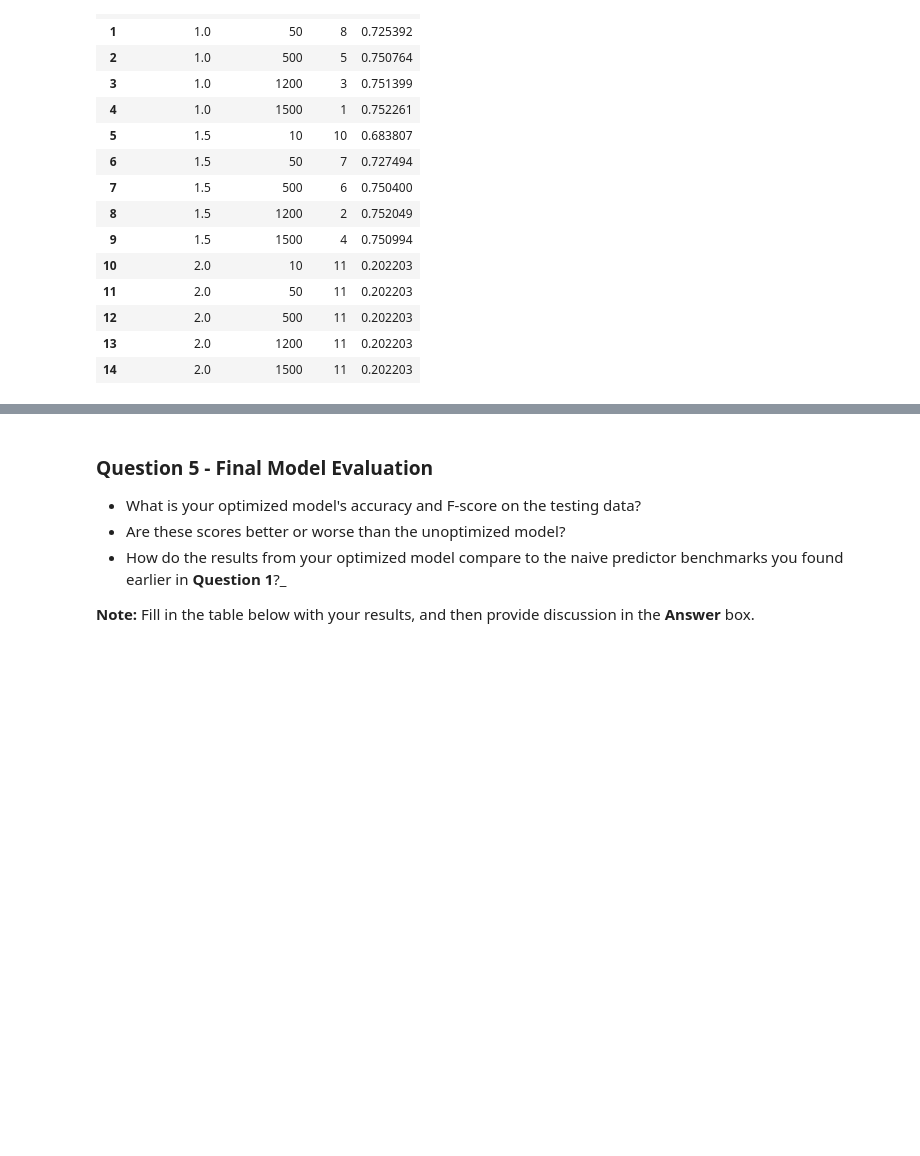
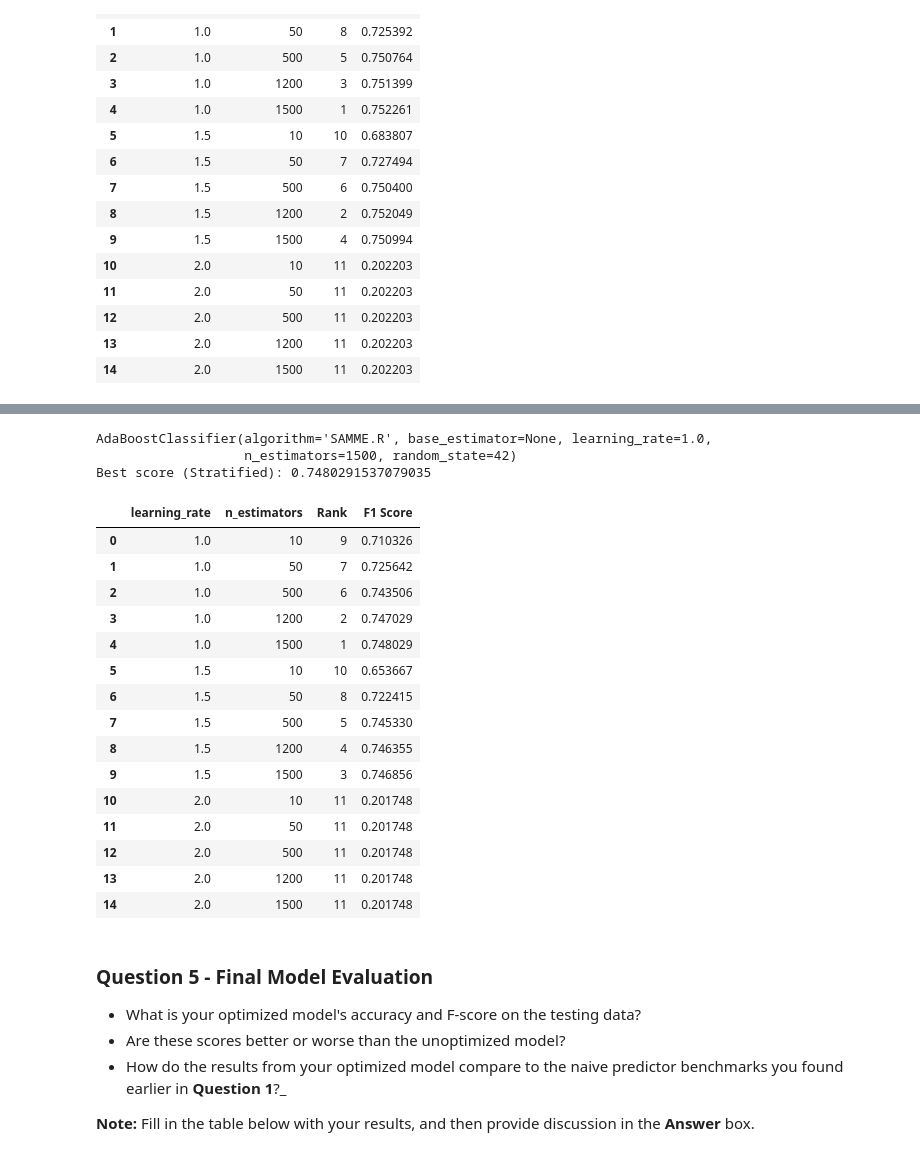
Before and after one commit to mtyszler/finding_donors_project, a Jupyter notebook: finding_donors.ipynb, the cells around one changed output, grey strips where cells are left out. Cells and saved outputs as stored; diff of their text form; code cells hidden in the pictures; blank space fills up the shorter version.

```diff
--- a/finding_donors.ipynb
+++ b/finding_donors.ipynb
@@ -654,0 +753,29 @@ Best score: 0.7522607684008495
+# %%
+from sklearn.model_selection import StratifiedShuffleSplit
+cv_strat = StratifiedShuffleSplit(n_splits=5,
+                                  test_size=0.2,
+                                  random_state=42)
+
+## Repeat previous part with the new CV
+grid_obj_strat = GridSearchCV(clf, parameters, scoring = scorer, verbose=1,
+                             cv = cv_strat)
+
+# TODO: Fit the grid search object to the training data and find the optimal parameters using fit()
+grid_fit_strat = grid_obj_strat.fit(X_train, y_train)
+
+# Get the estimator
+best_clf_strat = grid_fit_strat.best_estimator_
+
+# Make predictions using the unoptimized and model
+best_predictions_strat = best_clf_strat.predict(X_test)
+
+# Report the before-and-afterscores
+print("Unoptimized model\n------")
+print("Accuracy score on testing data: {:.4f}".format(accuracy_score(y_test, predictions)))
+print("F-score on testing data: {:.4f}".format(fbeta_score(y_test, predictions, beta = 0.5)))
+print("\nOptimized Model\n------")
+print("Final accuracy score on the testing data: {:.4f}".format(accuracy_score(y_test, best_predictions)))
+print("Final F-score on the testing data: {:.4f}".format(fbeta_score(y_test, best_predictions, beta = 0.5)))
+print("\nOptimized Model with stratification\n------")
+print("Final accuracy score on the testing data: {:.4f}".format(accuracy_score(y_test, best_predictions_strat)))
+print("Final F-score on the testing data: {:.4f}".format(fbeta_score(y_test, best_predictions_strat, beta = 0.5)))
@@ -655,3 +800,32 @@ Best score: 0.7522607684008495
+# %%
+# take a more detailed look at the results
+print(best_clf_strat)
+print("Best score (Stratified):", grid_fit_strat.best_score_)
+pd.concat([pd.DataFrame(grid_fit_strat.cv_results_["params"]),
+           pd.DataFrame(grid_fit_strat.cv_results_["rank_test_score"],
+                        columns=["Rank"]),
+           pd.DataFrame(grid_fit_strat.cv_results_["mean_test_score"],
+                        columns=["F1 Score"])],axis=1)
+# %% [output]
+AdaBoostClassifier(algorithm='SAMME.R', base_estimator=None, learning_rate=1.0,
+                   n_estimators=1500, random_state=42)
+Best score (Stratified): 0.7480291537079035
+|  | learning_rate | n_estimators | Rank | F1 Score |
+| 0 | 1.0 | 10 | 9 | 0.710326 |
+| 1 | 1.0 | 50 | 7 | 0.725642 |
+| 2 | 1.0 | 500 | 6 | 0.743506 |
+| 3 | 1.0 | 1200 | 2 | 0.747029 |
+| 4 | 1.0 | 1500 | 1 | 0.748029 |
+| 5 | 1.5 | 10 | 10 | 0.653667 |
+| 6 | 1.5 | 50 | 8 | 0.722415 |
+| 7 | 1.5 | 500 | 5 | 0.745330 |
+| 8 | 1.5 | 1200 | 4 | 0.746355 |
+| 9 | 1.5 | 1500 | 3 | 0.746856 |
+| 10 | 2.0 | 10 | 11 | 0.201748 |
+| 11 | 2.0 | 50 | 11 | 0.201748 |
+| 12 | 2.0 | 500 | 11 | 0.201748 |
+| 13 | 2.0 | 1200 | 11 | 0.201748 |
+| 14 | 2.0 | 1500 | 11 | 0.201748 |
 # %% [markdown]
 ### Question 5 - Final Model Evaluation
 
```
Also changed, not shown: parts of 13 cells of this notebook, 1 other file.
